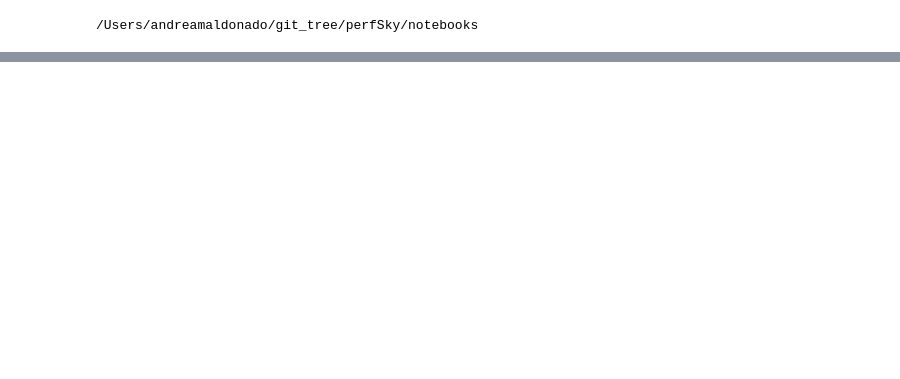
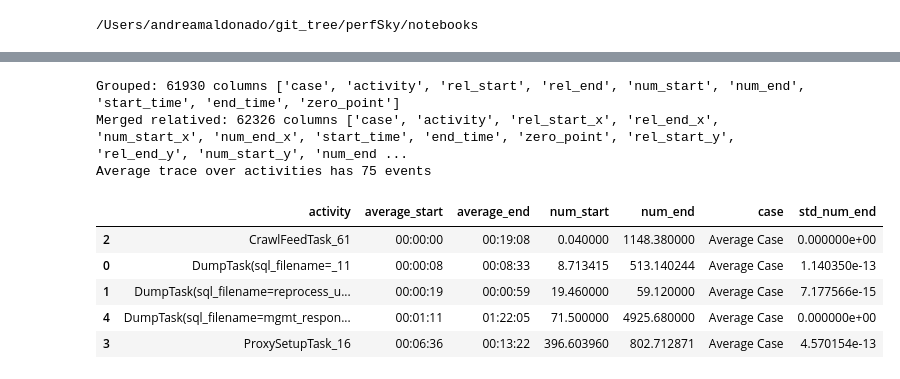
Before and after one commit to andreamalhera/perfSky, a Jupyter notebook: notebooks/example.ipynb, the cells around one changed output, grey strips where cells are left out. Cells and saved outputs as stored; diff of their text form; code cells hidden in the pictures; blank space fills up the shorter version.

```diff
--- a/notebooks/example.ipynb
+++ b/notebooks/example.ipynb
@@ -63,0 +63,15 @@ vis.plot_all_traces(excluding, show_plot=None)
+# %%
+average_trace_activities = vis.get_data_selection_avgtrace(get_relative_timestamps(excluding)).sort_values(by=['num_start'])
+print('Average trace over activities has',len(average_trace_activities),'events')
+average_trace_activities.head()
+#print('AllTasks' in average_trace_activities)
+# %% [output]
+Grouped: 61930 columns ['case', 'activity', 'rel_start', 'rel_end', 'num_start', 'num_end', 'start_time', 'end_time', 'zero_point']
+Merged relatived: 62326 columns ['case', 'activity', 'rel_start_x', 'rel_end_x', 'num_start_x', 'num_end_x', 'start_time', 'end_time', 'zero_point', 'rel_start_y', 'rel_end_y', 'num_start_y', 'num_end ...
+Average trace over activities has 75 events
+|  | activity | average_start | average_end | num_start | num_end | case | std_num_end |
+| 2 | CrawlFeedTask_61 | 00:00:00 | 00:19:08 | 0.040000 | 1148.380000 | Average Case | 0.000000e+00 |
+| 0 | DumpTask(sql_filename=_11 | 00:00:08 | 00:08:33 | 8.713415 | 513.140244 | Average Case | 1.140350e-13 |
+| 1 | DumpTask(sql_filename=reprocess_u... | 00:00:19 | 00:00:59 | 19.460000 | 59.120000 | Average Case | 7.177566e-15 |
+| 4 | DumpTask(sql_filename=mgmt_respon... | 00:01:11 | 01:22:05 | 71.500000 | 4925.680000 | Average Case | 0.000000e+00 |
+| 3 | ProxySetupTask_16 | 00:06:36 | 00:13:22 | 396.603960 | 802.712871 | Average Case | 4.570154e-13 |
```
Also changed, not shown: parts of 17 cells of this notebook, 2 other files.
